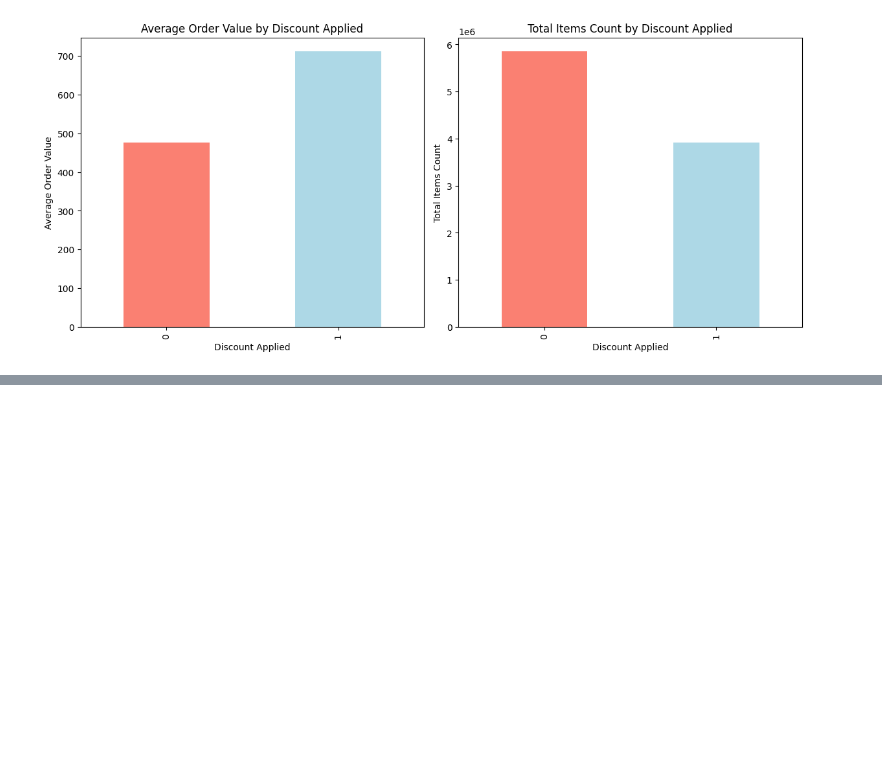
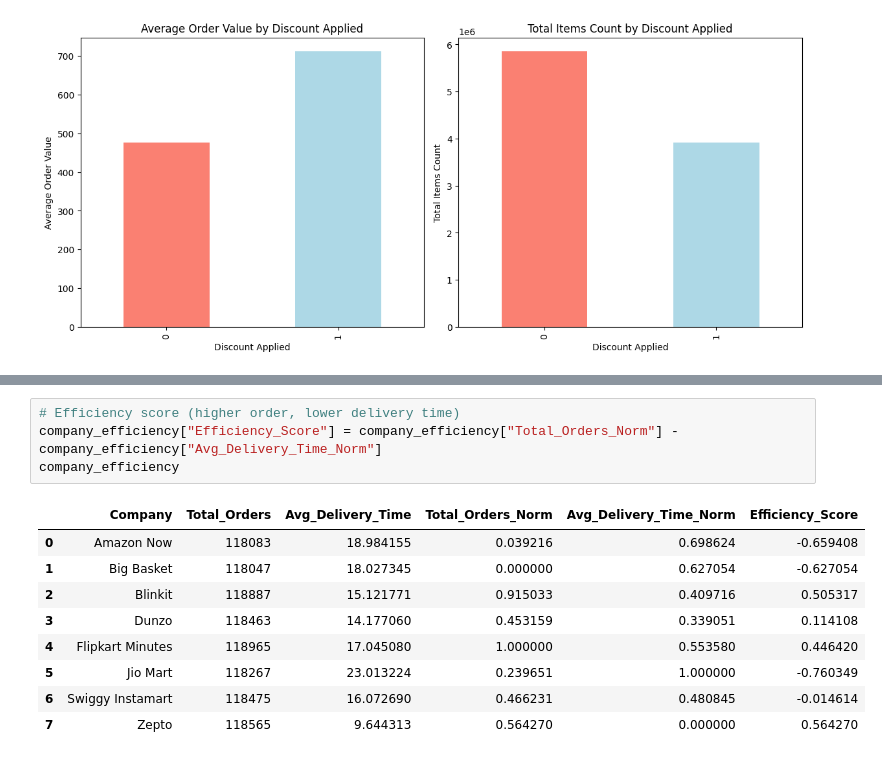
Before and after one commit to sankajithdjinasena/DataAnalysisProjects, a Jupyter notebook: Quick_Commerce_Analysis/Quick_Commerce_Analysis.ipynb, the cells around one changed output, grey strips where cells are left out. Saved outputs shown, nothing was run; the diff lists cells and outputs as text; blank space fills up the shorter version.

```diff
--- a/Quick_Commerce_Analysis/Quick_Commerce_Analysis.ipynb
+++ b/Quick_Commerce_Analysis/Quick_Commerce_Analysis.ipynb
@@ -749,0 +795,14 @@ plt.show()
+# %%
+# Efficiency score (higher order, lower delivery time)
+company_efficiency["Efficiency_Score"] = company_efficiency["Total_Orders_Norm"] - company_efficiency["Avg_Delivery_Time_Norm"]
+company_efficiency
+# %% [output]
+|  | Company | Total_Orders | Avg_Delivery_Time | Total_Orders_Norm | Avg_Delivery_Time_Norm | Efficiency_Score |
+| 0 | Amazon Now | 118083 | 18.984155 | 0.039216 | 0.698624 | -0.659408 |
+| 1 | Big Basket | 118047 | 18.027345 | 0.000000 | 0.627054 | -0.627054 |
+| 2 | Blinkit | 118887 | 15.121771 | 0.915033 | 0.409716 | 0.505317 |
+| 3 | Dunzo | 118463 | 14.177060 | 0.453159 | 0.339051 | 0.114108 |
+| 4 | Flipkart Minutes | 118965 | 17.045080 | 1.000000 | 0.553580 | 0.446420 |
+| 5 | Jio Mart | 118267 | 23.013224 | 0.239651 | 1.000000 | -0.760349 |
+| 6 | Swiggy Instamart | 118475 | 16.072690 | 0.466231 | 0.480845 | -0.014614 |
+| 7 | Zepto | 118565 | 9.644313 | 0.564270 | 0.000000 | 0.564270 |
```
Also changed, not shown: parts of 9 cells of this notebook, 1 other file.
